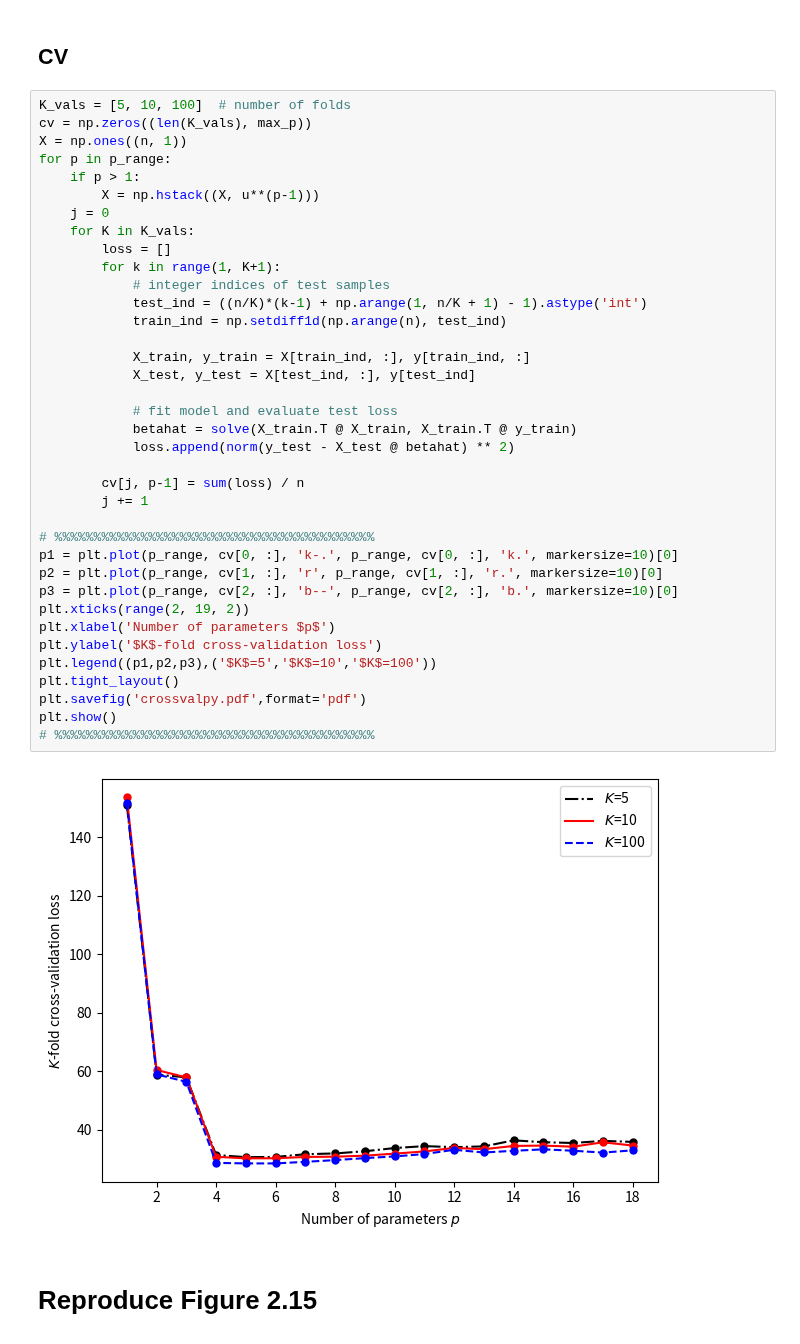
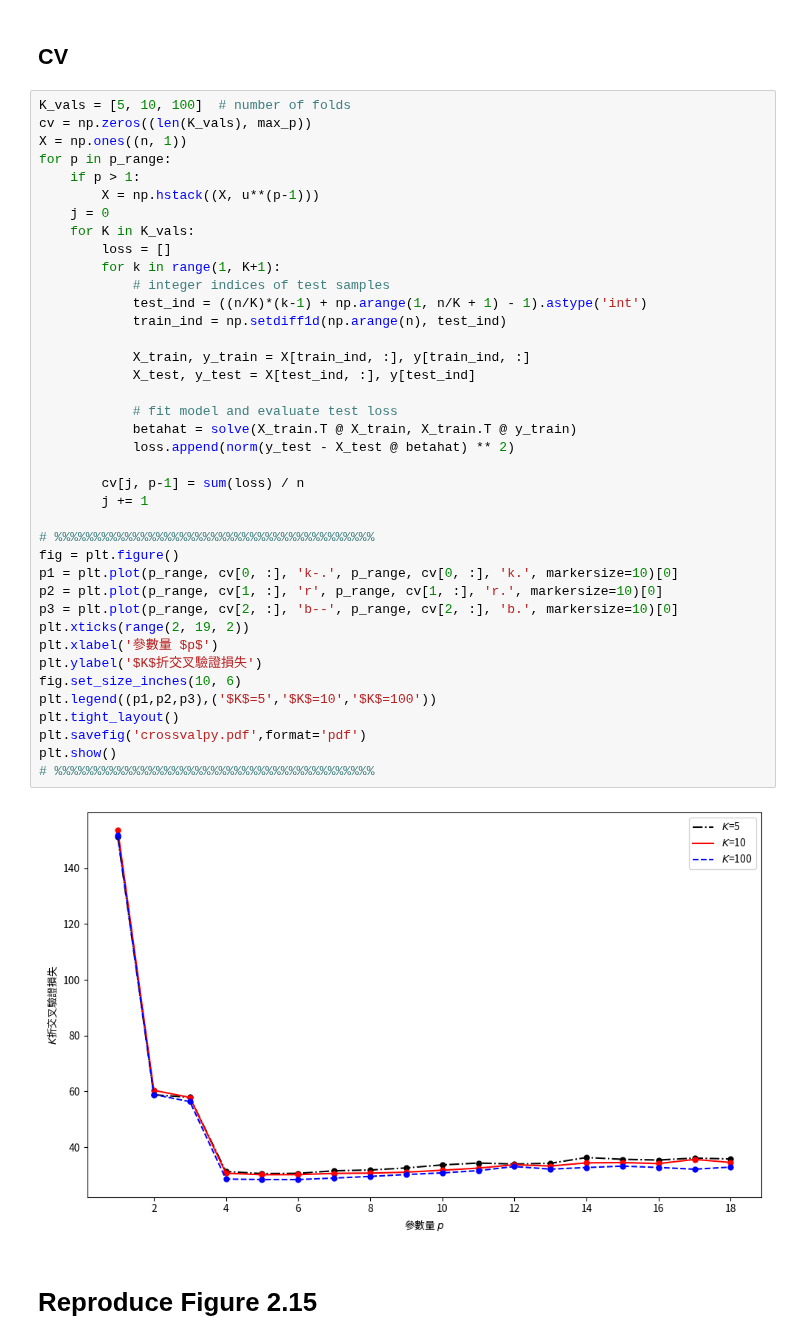
Before and after one commit to gnitnaw/Programs, a Jupyter notebook: Chapter2/DSML_Polynomial_Regression_TW.ipynb, the cells around one changed output. Drawn from its saved outputs; the diff is of its cells as text.

```diff
--- a/Chapter2/DSML_Polynomial_Regression_TW.ipynb
+++ b/Chapter2/DSML_Polynomial_Regression_TW.ipynb
@@ -278,36 +278,38 @@ for p in p_range:
         X = np.hstack((X, u**(p-1)))
     j = 0
     for K in K_vals:
         loss = []
         for k in range(1, K+1):
             # integer indices of test samples
             test_ind = ((n/K)*(k-1) + np.arange(1, n/K + 1) - 1).astype('int')
             train_ind = np.setdiff1d(np.arange(n), test_ind)
 
             X_train, y_train = X[train_ind, :], y[train_ind, :]
             X_test, y_test = X[test_ind, :], y[test_ind]
 
             # fit model and evaluate test loss
             betahat = solve(X_train.T @ X_train, X_train.T @ y_train)
             loss.append(norm(y_test - X_test @ betahat) ** 2)
 
         cv[j, p-1] = sum(loss) / n
         j += 1
 
 # %%%%%%%%%%%%%%%%%%%%%%%%%%%%%%%%%%%%%%%%%
+fig = plt.figure()
 p1 = plt.plot(p_range, cv[0, :], 'k-.', p_range, cv[0, :], 'k.', markersize=10)[0]
 p2 = plt.plot(p_range, cv[1, :], 'r', p_range, cv[1, :], 'r.', markersize=10)[0]
 p3 = plt.plot(p_range, cv[2, :], 'b--', p_range, cv[2, :], 'b.', markersize=10)[0]
 plt.xticks(range(2, 19, 2))
-plt.xlabel('Number of parameters $p$')
-plt.ylabel('$K$-fold cross-validation loss')
+plt.xlabel('參數量 $p$')
+plt.ylabel('$K$折交叉驗證損失')
+fig.set_size_inches(10, 6)
 plt.legend((p1,p2,p3),('$K$=5','$K$=10','$K$=100'))
 plt.tight_layout()
 plt.savefig('crossvalpy.pdf',format='pdf')
 plt.show()
 # %%%%%%%%%%%%%%%%%%%%%%%%%%%%%%%%%%%%%%%%%
 # %% [output]
-[figure, old version]
+[figure, new version]
 # %% [markdown]
 # Reproduce Figure 2.15
 # %%
```
Also changed, not shown: parts of 1 cell of this notebook.
